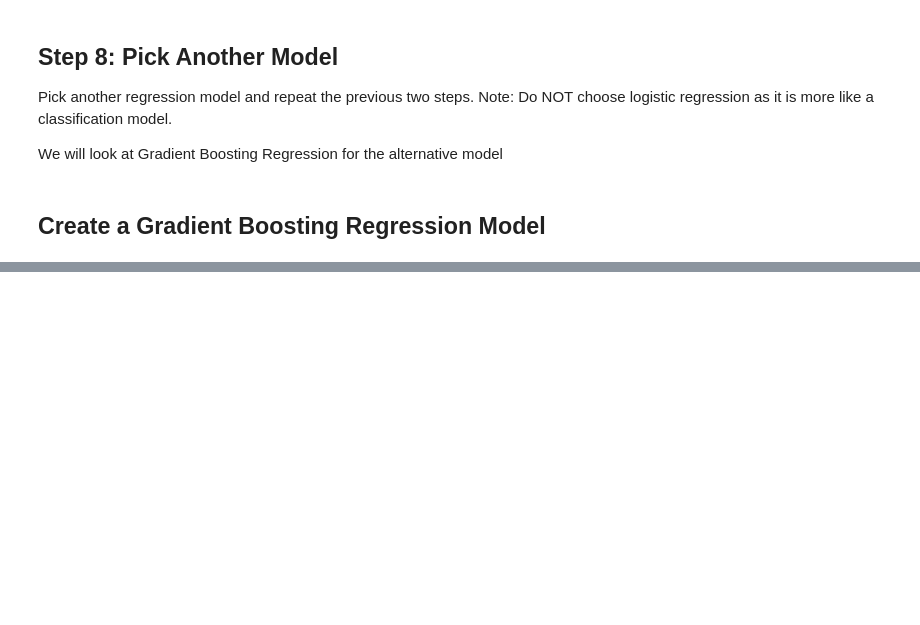
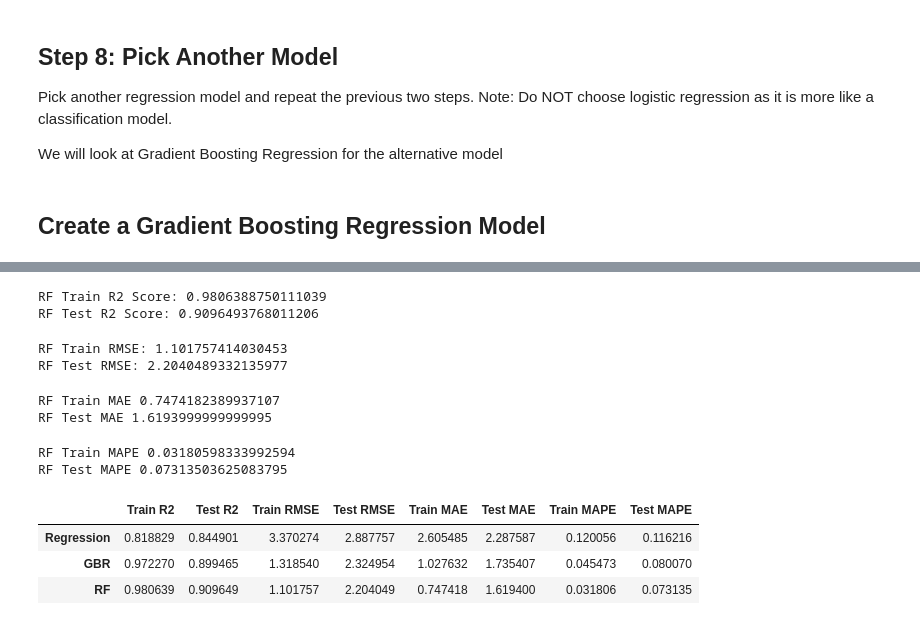
Before and after one commit to LincolnBrownBellevue/DSC550, a Jupyter notebook: Wk04/DSC550_Wk4Assignment_LincolnBrown.ipynb, the cells around one changed output, grey strips where cells are left out. Saved outputs shown, nothing was run; the diff lists cells and outputs as text; code cells hidden in the pictures; blank space fills up the shorter version.

```diff
--- a/Wk04/DSC550_Wk4Assignment_LincolnBrown.ipynb
+++ b/Wk04/DSC550_Wk4Assignment_LincolnBrown.ipynb
@@ -304,0 +340,49 @@ GBR Test MAE 1.7152216179576325
+# %%
+# R2 Scores
+
+rf_train_r2 = r2_score(y_train, rf_y_train_prediction)
+rf_test_r2 = r2_score(y_test, rf_y_test_prediction)
+print(f"RF Train R2 Score: {rf_train_r2}")
+print(f"RF Test R2 Score: {rf_test_r2}")
+# %% [output]
+RF Train R2 Score: 0.9806388750111039
+RF Test R2 Score: 0.9096493768011206
+# %%
+# RMSE
+rf_train_rmse = np.sqrt(mean_squared_error(y_train, rf_y_train_prediction))
+rf_test_rmse = np.sqrt(mean_squared_error(y_test, rf_y_test_prediction))
+print(f"RF Train RMSE: {rf_train_rmse}")
+print(f"RF Test RMSE: {rf_test_rmse}")
+# %% [output]
+RF Train RMSE: 1.101757414030453
+RF Test RMSE: 2.2040489332135977
+# %%
+# MAE
+rf_train_mae = mean_absolute_error(y_train, rf_y_train_prediction)
+rf_test_mae = mean_absolute_error(y_test, rf_y_test_prediction)
+print(f"RF Train MAE {rf_train_mae}")
+print(f"RF Test MAE {rf_test_mae}")
+# %% [output]
+RF Train MAE 0.7474182389937107
+RF Test MAE 1.6193999999999995
+# %%
+# MAPE
+rf_train_mape = mean_absolute_percentage_error(y_train, rf_y_train_prediction)
+rf_test_mape = mean_absolute_percentage_error(y_test, rf_y_test_prediction)
+print(f"RF Train MAPE {rf_train_mape}")
+print(f"RF Test MAPE {rf_test_mape}")
+# %% [output]
+RF Train MAPE 0.03180598333992594
+RF Test MAPE 0.07313503625083795
+# %%
+rf_results = [rf_train_r2, rf_test_r2, rf_train_rmse, rf_test_rmse, rf_train_mae, rf_test_mae, rf_train_mape, rf_test_mape]
+# %%
+results_df.loc['Regression'] = regression_results
+results_df.loc['GBR'] = gbr_results
+results_df.loc['RF'] = rf_results
+results_df
+# %% [output]
+|  | Train R2 | Test R2 | Train RMSE | Test RMSE | Train MAE | Test MAE | Train MAPE | Test MAPE |
+| Regression | 0.818829 | 0.844901 | 3.370274 | 2.887757 | 2.605485 | 2.287587 | 0.120056 | 0.116216 |
+| GBR | 0.972270 | 0.899465 | 1.318540 | 2.324954 | 1.027632 | 1.735407 | 0.045473 | 0.080070 |
+| RF | 0.980639 | 0.909649 | 1.101757 | 2.204049 | 0.747418 | 1.619400 | 0.031806 | 0.073135 |
```
Also changed, not shown: parts of 16 cells of this notebook.
